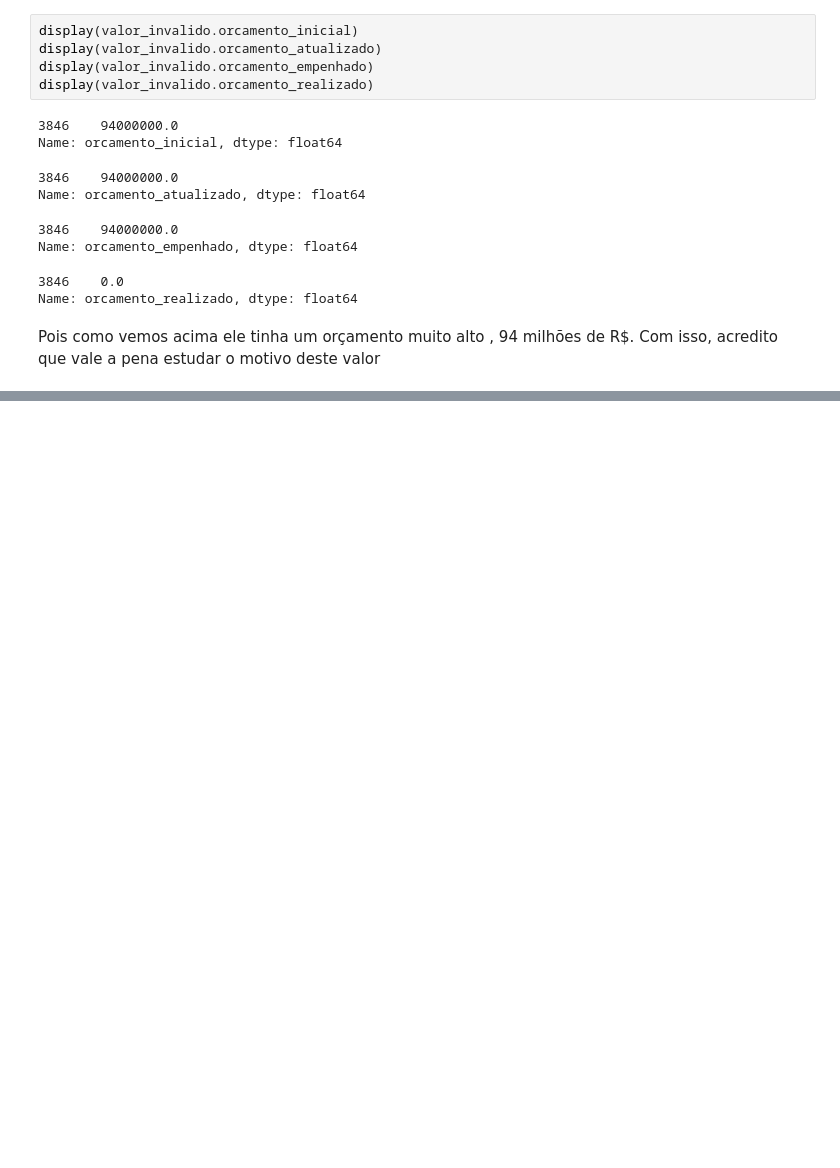
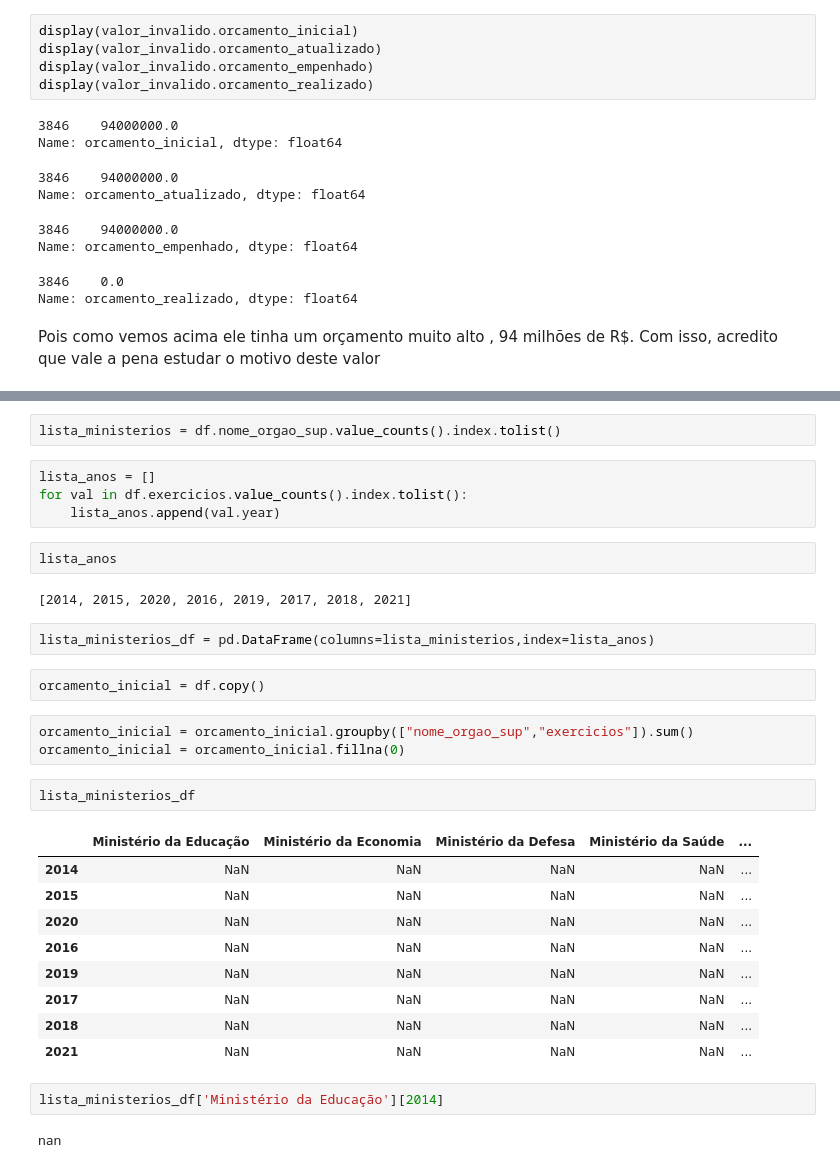
Before and after one commit to PanGeia-Study-Group/Analise_orcamento, a Jupyter notebook: codigo/2_sanity/sanity_2.ipynb, the cells around one changed output, grey strips where cells are left out. Cells and saved outputs as stored; diff of their text form; blank space fills up the shorter version.

```diff
--- a/codigo/2_sanity/sanity_2.ipynb
+++ b/codigo/2_sanity/sanity_2.ipynb
@@ -271,0 +292,33 @@ Pois como vemos acima ele tinha um orçamento muito alto , 94 milhões de R$. Co
+# %%
+lista_ministerios = df.nome_orgao_sup.value_counts().index.tolist()
+# %%
+lista_anos = []
+for val in df.exercicios.value_counts().index.tolist():
+    lista_anos.append(val.year)
+# %%
+lista_anos
+# %% [output]
+[2014, 2015, 2020, 2016, 2019, 2017, 2018, 2021]
+# %%
+lista_ministerios_df = pd.DataFrame(columns=lista_ministerios,index=lista_anos)
+# %%
+orcamento_inicial = df.copy()
+# %%
+orcamento_inicial = orcamento_inicial.groupby(["nome_orgao_sup","exercicios"]).sum()
+orcamento_inicial = orcamento_inicial.fillna(0)
+# %%
+lista_ministerios_df
+# %% [output]
+|  | Ministério da Educação | Ministério da Economia | Ministério da Defesa | Ministério da Saúde | ... |
+| 2014 | NaN | NaN | NaN | NaN | ... |
+| 2015 | NaN | NaN | NaN | NaN | ... |
+| 2020 | NaN | NaN | NaN | NaN | ... |
+| 2016 | NaN | NaN | NaN | NaN | ... |
+| 2019 | NaN | NaN | NaN | NaN | ... |
+| 2017 | NaN | NaN | NaN | NaN | ... |
+| 2018 | NaN | NaN | NaN | NaN | ... |
+| 2021 | NaN | NaN | NaN | NaN | ... |
+# %%
+lista_ministerios_df['Ministério da Educação'][2014]
+# %% [output]
+nan
```
Also changed, not shown: parts of 20 cells of this notebook.
